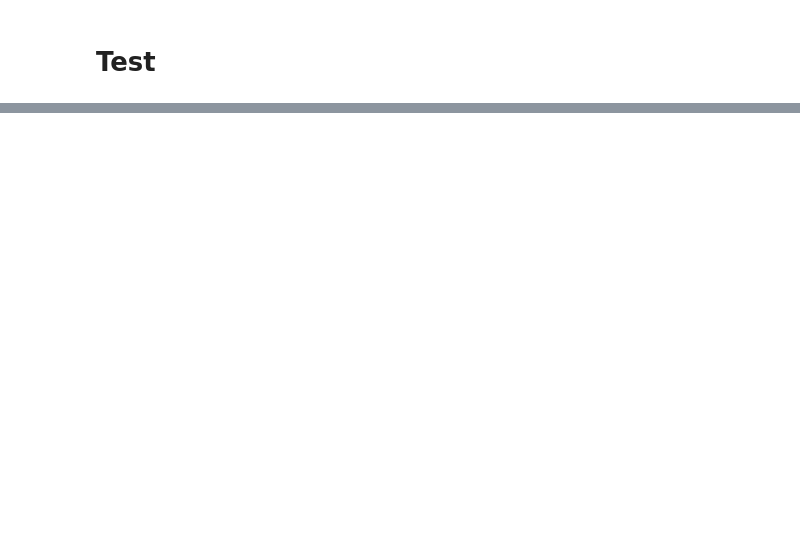
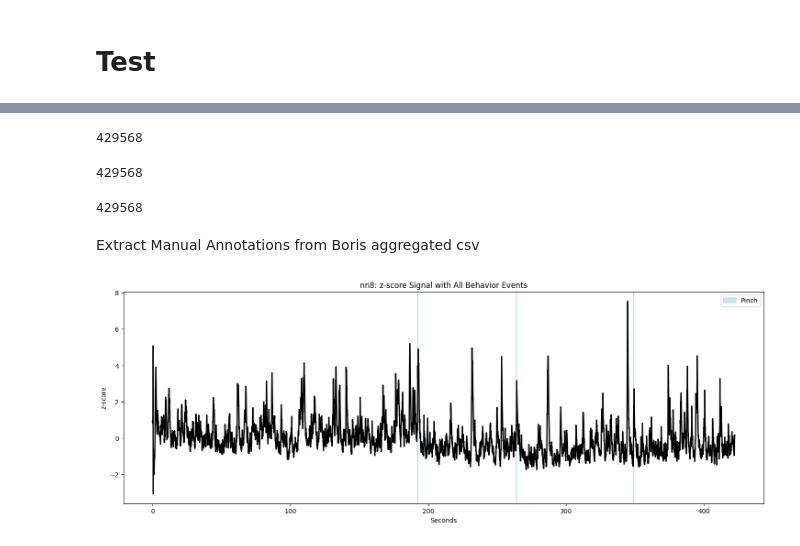
Before and after one commit to padillacoreanolab/Fiber_Photometry, a Jupyter notebook: Test.ipynb, the cells around one changed output, grey strips where cells are left out. Drawn from its saved outputs; the diff is of its cells as text; code cells hidden in the pictures; blank space fills up the shorter version.

```diff
--- a/Test.ipynb
+++ b/Test.ipynb
@@ -5,3 +5,3 @@ from experiment_class import Experiment
 # %%
-experiment_path = r"C:\Users\alber\OneDrive\Desktop\PC_Lab\Photometry\Pilot_2\Cohort 3\Code_Test\Experiment_Folder"
-behavior_path = r"C:\Users\alber\OneDrive\Desktop\PC_Lab\Photometry\Pilot_2\Cohort 3\Code_Test\Behavior_Folder"
+single_recording_path = r"C:\Users\alber\OneDrive\Desktop\PC_Lab\Photometry\Pilot_2\Cohort 3\Code_Test\Experiment_Folder\nn8-250113-125130"
+behavior_csv_path = r"C:\Users\alber\OneDrive\Desktop\PC_Lab\Photometry\Pilot_2\Cohort 3\Code_Test\Behavior_Folder\nn8-250113-125130.csv"
@@ -18,0 +8,2 @@ Behavior 'Pinch' stored with onsets: [192.1, 263.7, 348.6]
+# %%
+t1 = Trial(single_recording_path)
@@ -18,0 +30,14 @@ Behavior 'Pinch' stored with onsets: [192.1, 263.7, 348.6]
+# %%
+len(t1.dFF)
+# %% [output]
+429568
+# %%
+len(t1.zscore)
+# %% [output]
+429568
+# %%
+len(t1.timestamps)
+# %% [output]
+429568
+# %% [markdown]
+Extract Manual Annotations from Boris aggregated csv
@@ -18,0 +48,4 @@ Behavior 'Pinch' stored with onsets: [192.1, 263.7, 348.6]
+# %%
+t1.plot_behavior_event(behavior_name='all')
+# %% [output]
+[figure, added]
```
Also changed, not shown: parts of 8 cells of this notebook, 7 other files.
